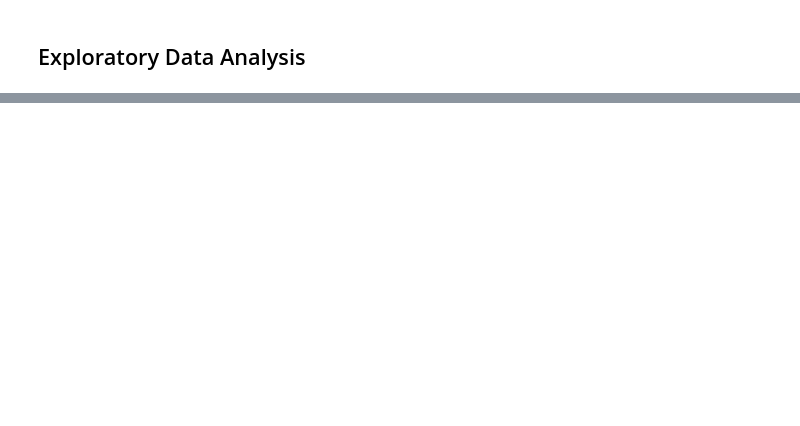
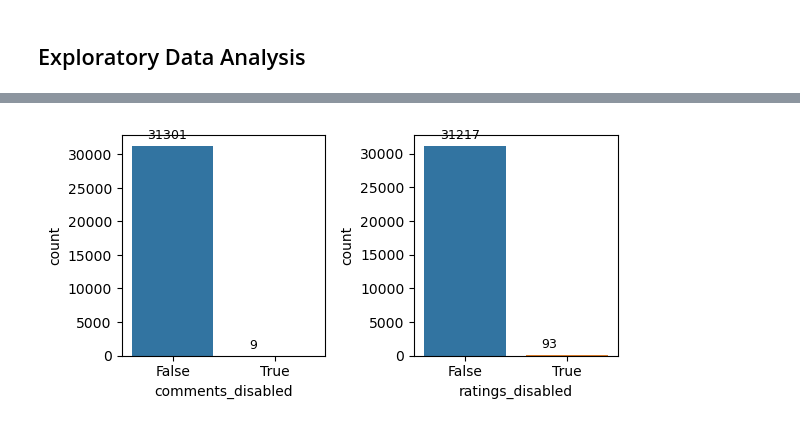
Before and after one commit to VamshiKrishna-1/Youtube_Video_Analysis_and_Prediction, a Jupyter notebook: FinalProject606.ipynb, the cells around one changed output, grey strips where cells are left out. Saved outputs shown, nothing was run; the diff lists cells and outputs as text; code cells hidden in the pictures; blank space fills up the shorter version.

```diff
--- a/FinalProject606.ipynb
+++ b/FinalProject606.ipynb
@@ -662,0 +608,17 @@ sns.histplot(data = data, x = 'like/dislike ratio', y = 'categoryId')
+# %%
+# klasjdkfaskdf
+
+fig, ax = plt.subplots(1,2, figsize = (6, 3))
+sns.countplot(final_df['comments_disabled'], order = final_df['comments_disabled'].value_counts().sort_values(ascending = False).index, ax = ax[0])
+for patch in ax[0].patches:
+    ax[0].annotate(patch.get_height(), (patch.get_x() + 0.15, patch.get_height() + 1000), size = 9)
+
+
+sns.countplot(final_df['ratings_disabled'], order = final_df['ratings_disabled'].value_counts().sort_values(ascending = False).index, ax = ax[1])
+for patch in ax[1].patches:
+    ax[1].annotate(patch.get_height(), (patch.get_x() + 0.15, patch.get_height() + 1000), size = 9)
+
+plt.tight_layout()
+plt.show()
+# %% [output]
+[figure, added]
```
Also changed, not shown: parts of 79 cells of this notebook.
